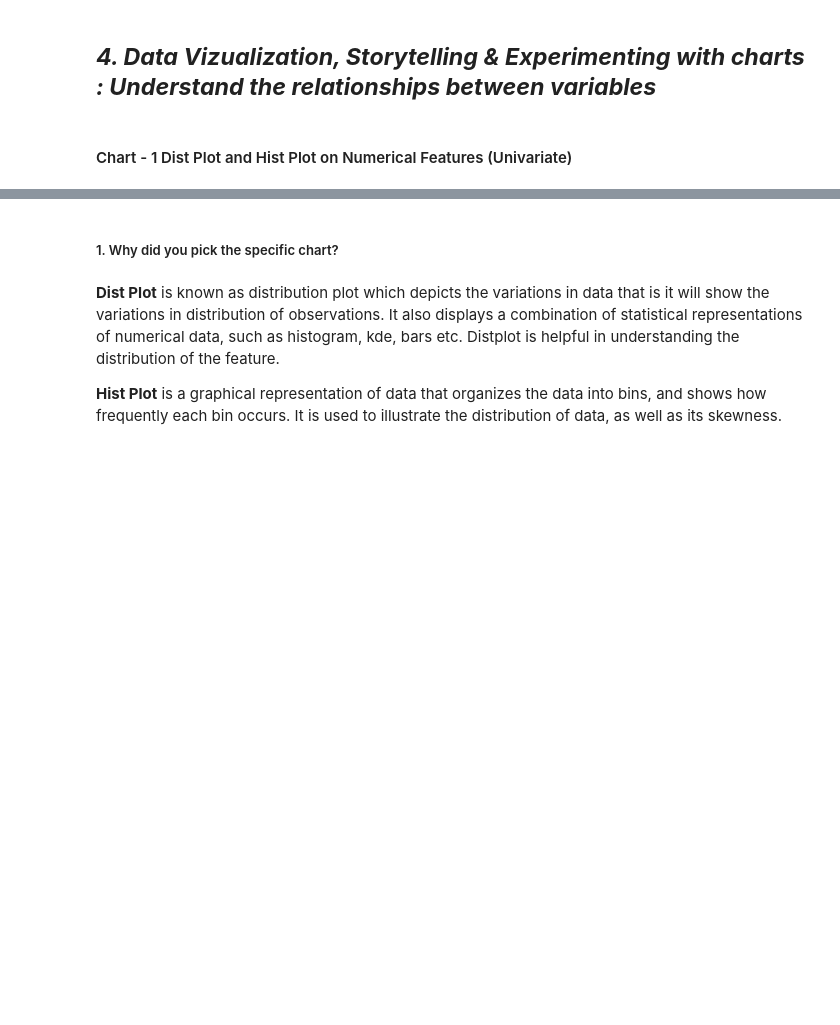
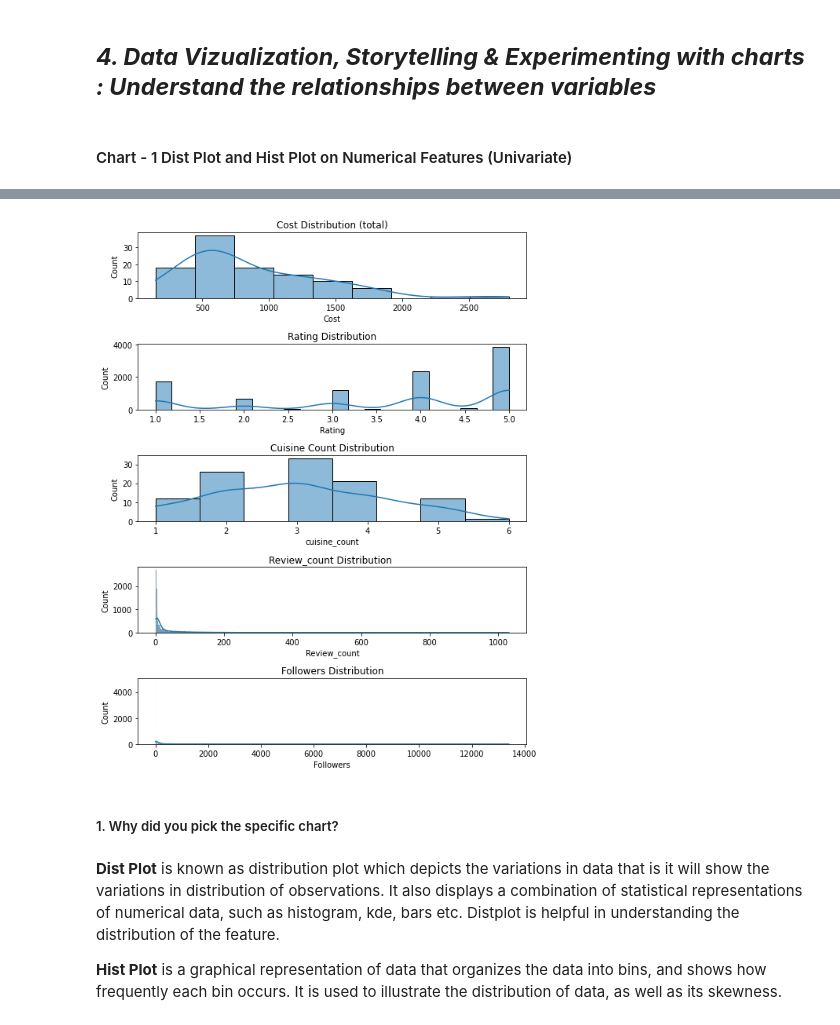
Before and after one commit to riyapatelrp/Zomato-Restaurant-Clustering-, a Jupyter notebook: Zomato_Restaurant_Clustering_&_Sentiment_Analysis.ipynb, the cells around one changed output, grey strips where cells are left out. Saved outputs shown, nothing was run; the diff lists cells and outputs as text; code cells hidden in the pictures; blank space fills up the shorter version.

```diff
--- a/Zomato_Restaurant_Clustering_&_Sentiment_Analysis.ipynb
+++ b/Zomato_Restaurant_Clustering_&_Sentiment_Analysis.ipynb
@@ -1049,3 +1004,30 @@ plt.show()
+# %%
+# GRAPH - 2
+# Hist Plot of some important numerical feature
+# To see the distributions and skewness of the numerical feature
+
+fig, ax= plt.subplots(5,1, figsize=(8,10))
+
+ax[0].set_title("Cost Distribution (total)")
+sns.histplot(restaurant_df['Cost'], kde=True, ax=ax[0])
+
+ax[1].set_title("Rating Distribution")
+sns.histplot(reviews_df['Rating'], kde=True, ax=ax[1])
+
+ax[2].set_title("Cuisine Count Distribution")
+sns.histplot(restaurant_df['cuisine_count'], kde=True, ax=ax[2])
+
+ax[3].set_title("Review_count Distribution ")
+sns.histplot(reviews_df['Review_count'], kde=True, ax=ax[3])
+
+ax[4].set_title("Followers Distribution")
+sns.histplot(reviews_df['Followers'], kde=True, ax=ax[4])
+
+fig.tight_layout()
+fig.show()
+plt.show()
+# %% [output]
+[figure, added]
 # %% [markdown]
 ##### 1. Why did you pick the specific chart?
 # %% [markdown]
```
Also changed, not shown: parts of 178 cells of this notebook.
